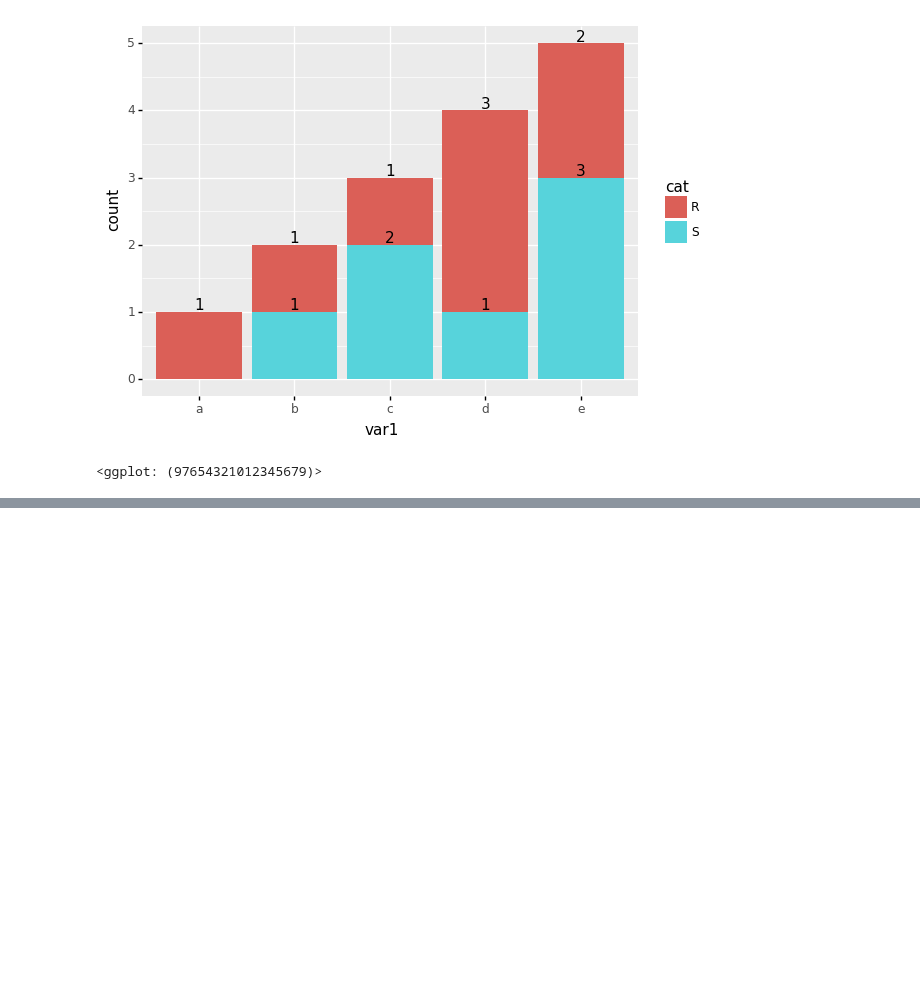
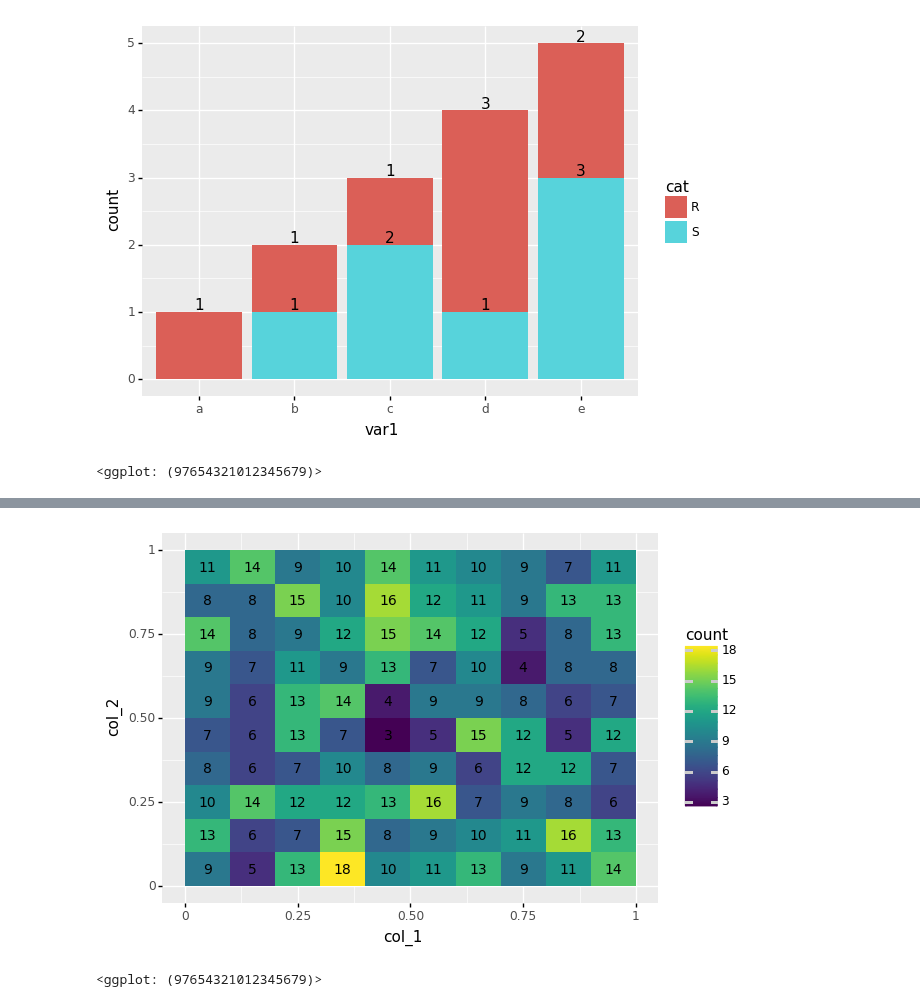
Before and after one commit to has2k1/plotnine-examples, a Jupyter notebook: plotnine_examples/examples/stage.ipynb, the cells around one changed output, grey strips where cells are left out. Drawn from its saved outputs; the diff is of its cells as text; code cells hidden in the pictures; blank space fills up the shorter version.

```diff
--- a/plotnine_examples/examples/stage.ipynb
+++ b/plotnine_examples/examples/stage.ipynb
@@ -55,0 +77,18 @@ Note that this will work even nicely for stacked bars where adjustig the positio
+# %%
+(ggplot(df, aes(x='col_1', y='col_2'))
+ + geom_bin_2d(position='identity', binwidth=0.1)
+ + stat_bin_2d(
+     aes(
+         x=stage(start='col_1', after_stat='(xmin+xmax)/2'),
+         y=stage(start='col_2', after_stat='(ymin+ymax)/2'),
+         label=after_stat('count')
+     ),
+     binwidth=0.1,
+     geom='text',
+     format_string='{:.0f}',
+     size=10
+ )
+)
+# %% [output]
+[figure, added]
+<ggplot: (97654321012345679)>
```
Also changed, not shown: parts of 4 cells of this notebook.
